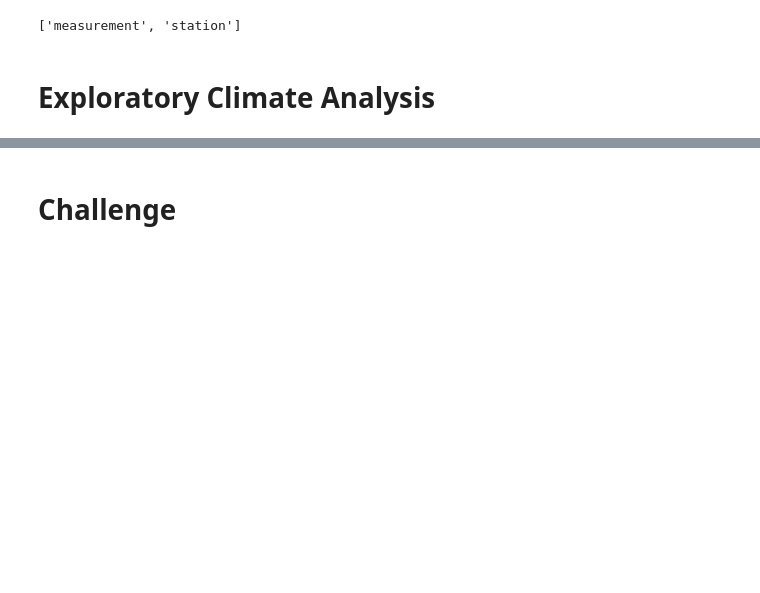
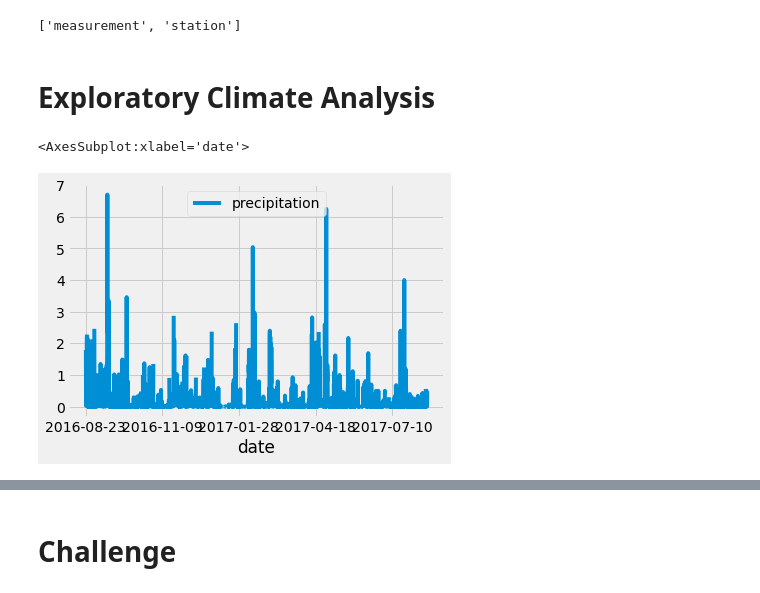
Before and after one commit to renatabg2205/surfs_up, a Jupyter notebook: climate_analysis.ipynb, the cells around one changed output, grey strips where cells are left out. Cells and saved outputs as stored; diff of their text form; code cells hidden in the pictures; blank space fills up the shorter version.

```diff
--- a/climate_analysis.ipynb
+++ b/climate_analysis.ipynb
@@ -34,8 +34,8 @@ Base.classes.keys()
 ['measurement', 'station']
 # %%
 # Save references to each table
-Measurement = Base.classes.measuarement #Measurement is capitalized as this is the standard to denote a variable as a class.
-Station = Base.class.station
+Measurement = Base.classes.measurement #Measurement is capitalized as this is the standard to denote a variable as a class.
+Station = Base.classes.station
 # %%
 # Create our session (link) from Python to the DB
 session = Session(engine)
@@ -66,0 +51,51 @@ for result in results:
+# %%
+# Design a query to retrieve the last 12 months of precipitation data and plot the results.
+#Starting from the last data point in the database.
+prev_year = dt.date(2017, 8, 23)
+
+# Calculate the date one year from the last date in data set.
+prev_year = dt.date(2017, 8, 23) - dt.timedelta(days=365)
+
+# Perform a query to retrieve the data and precipitation scores
+results = []
+#Since we only want to see the most recent data,
+#we need to filter out all of the data that is older than a year from the last record date.
+#We'll use the filter() function to filter out the data we don't need.
+#we'll add a function that extracts all of the results from our query and put them in a list.
+#To do this, add .all() to the end of our existing query.
+results = session.query(Measurement.date, Measurement.prcp).filter(Measurement.date >= prev_year).all()
+#print(results.all())
+#print(results)
+
+# Save the query results as a Pandas DataFrame and set the index to the date column
+#This saves our query results in two columns, date and precipitation
+df = pd.DataFrame(results, columns=['date','precipitation'])
+#The first column is auto-generated and contains the row number.
+#However, we want the index column to be the date column, so we'll need to get rid of those row numbers.
+#To do this, set the index to the date column. This will make the date column the first column
+#Let's go ahead and use the same DataFrame.
+#By setting inplace=True, we're saying that we do not want to create a new DataFrame with the modified specifications.
+df.set_index(df['date'], inplace=True)
+#Print the DataFrame with the index
+#print(df)
+
+#Print the DataFrame without the index
+#Because we are using the date as the index, the DataFrame has two date columns, which is confusing.
+#So we'll print the DataFrame without the index so we can see just the date and precipitation.
+#First we'll convert the DataFrame to strings, and then we'll set our index to "False."
+#print(df.to_string(index=False))
+
+# Sort the dataframe by date
+#Since we set our index to the date column previously, we can use our new index to sort our results
+df = df.sort_index()
+#print(df.to_string(index=False))
+
+# Use Pandas Plotting with Matplotlib to plot the data
+#Along the x-axis are the dates from our dataset
+#The y-axis is the total amount of precipitation for each day
+df.plot()
+#While this data shows all of the station observations, we are interested in determining weather trends.
+#One trend we can observe based on this plot is that some months have higher amounts of precipitation than others.
+# %% [output]
+<AxesSubplot:xlabel='date'>
+[figure, added]
```
Also changed, not shown: parts of 14 cells of this notebook, 1 other file.
